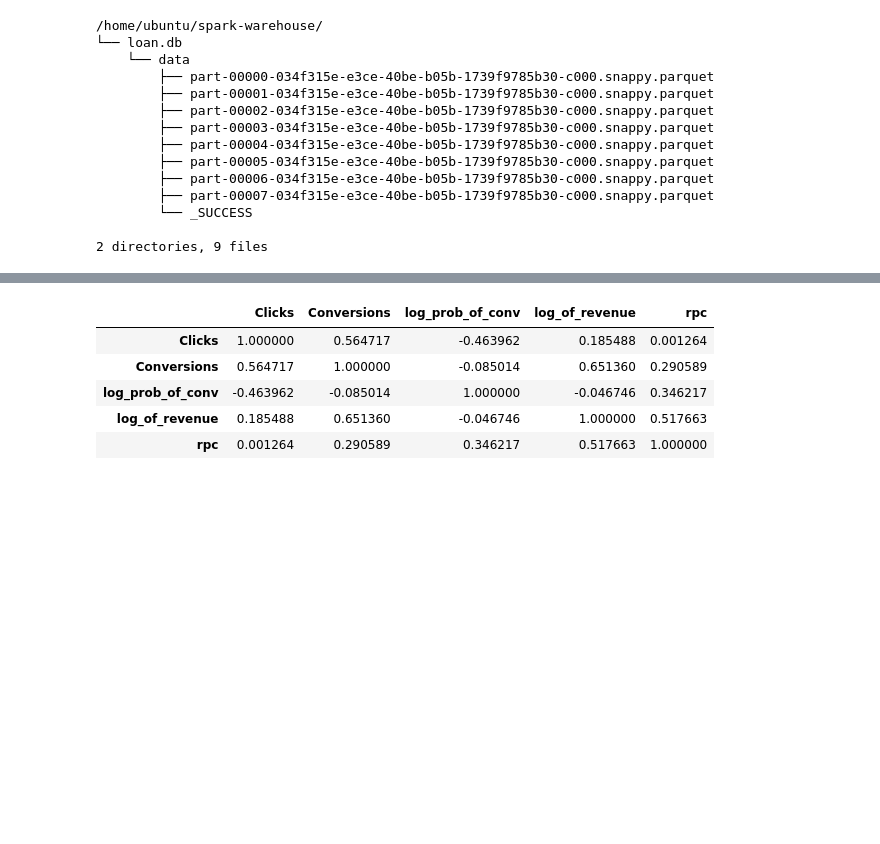
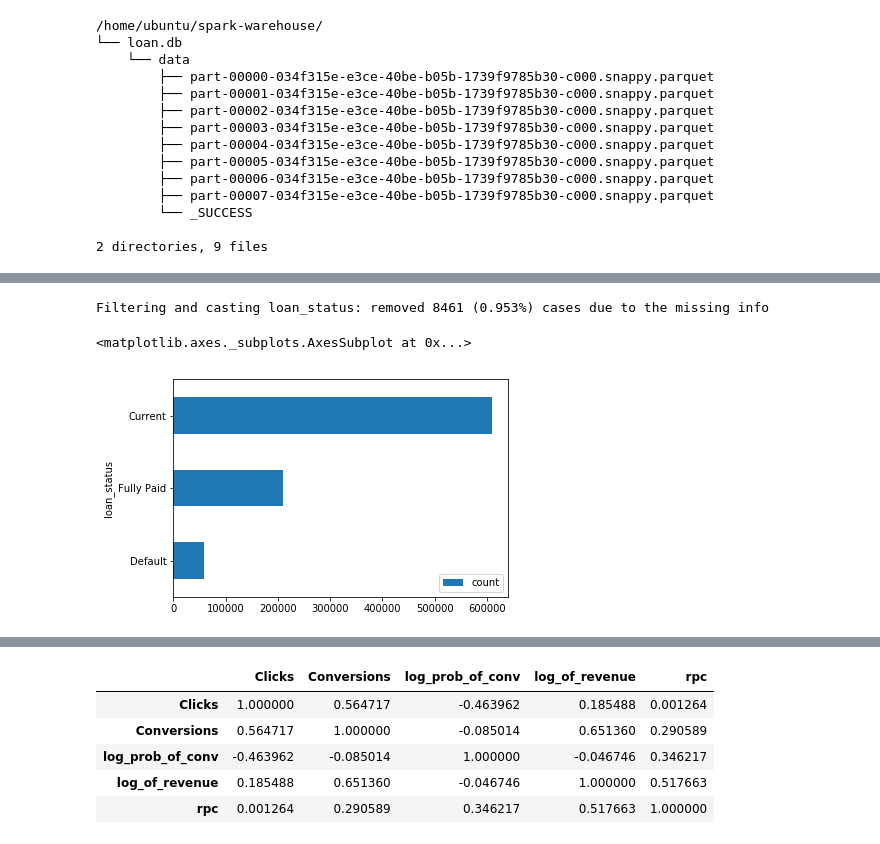
Before and after one commit to jakubglinka/ml-loan, a Jupyter notebook: notebooks/loan_defaults_prediction.ipynb, the cells around one changed output, grey strips where cells are left out. Saved outputs shown, nothing was run; the diff lists cells and outputs as text; code cells hidden in the pictures; blank space fills up the shorter version.

```diff
--- a/notebooks/loan_defaults_prediction.ipynb
+++ b/notebooks/loan_defaults_prediction.ipynb
@@ -316,0 +210,13 @@ dtype: object
+# %%
+from pyspark.sql.functions import udf
+from pyspark.sql.types import StringType
+
+# generator function based on passed dictionary
+def udf_recode_string(d):
+
+    def recode(x):
+        if x in d.keys():
+            return d[x]
+        else:
+            return None
+    return udf(recode, returnType=StringType())
@@ -316,0 +234,28 @@ dtype: object
+# %%
+loan_status_dict = {}
+loan_status_dict['Does not meet the credit policy. Status:Charged Off'] = 'Default'
+loan_status_dict['Default'] = 'Default'
+loan_status_dict['Does not meet the credit policy. Status:Fully Paid'] = 'Fully Paid'
+loan_status_dict['Late (16-30 days)'] = 'Current'
+loan_status_dict['In Grace Period'] = 'Current'
+loan_status_dict['Late (31-120 days)'] = 'Default'
+loan_status_dict['Charged Off'] = 'Default'
+loan_status_dict['Fully Paid'] = 'Fully Paid'
+loan_status_dict['Current'] = 'Current'
+loan_status_dict['Issued'] = None
+loan_status_dict['Oct-2015'] = None
+
+sdf_loan_clean = sdf_loan_clean \
+        .withColumn('loan_status', udf_recode_string(loan_status_dict)(col('loan_status')))
+
+# remove observations with unclear data
+sdf_loan_clean = filter_and_cast('loan_status', 'string', sdf_loan_clean)
+# %% [output]
+Filtering and casting loan_status: removed 8461 (0.953%) cases due to the missing info
+# %%
+tmp = sdf_loan_clean.select('loan_status').groupBy('loan_status').count().orderBy('count').toPandas()
+tmp = tmp.set_index('loan_status')
+tmp.plot.barh()
+# %% [output]
+<matplotlib.axes._subplots.AxesSubplot at 0x...>
+[figure, added]
```
Also changed, not shown: parts of 30 cells of this notebook.
